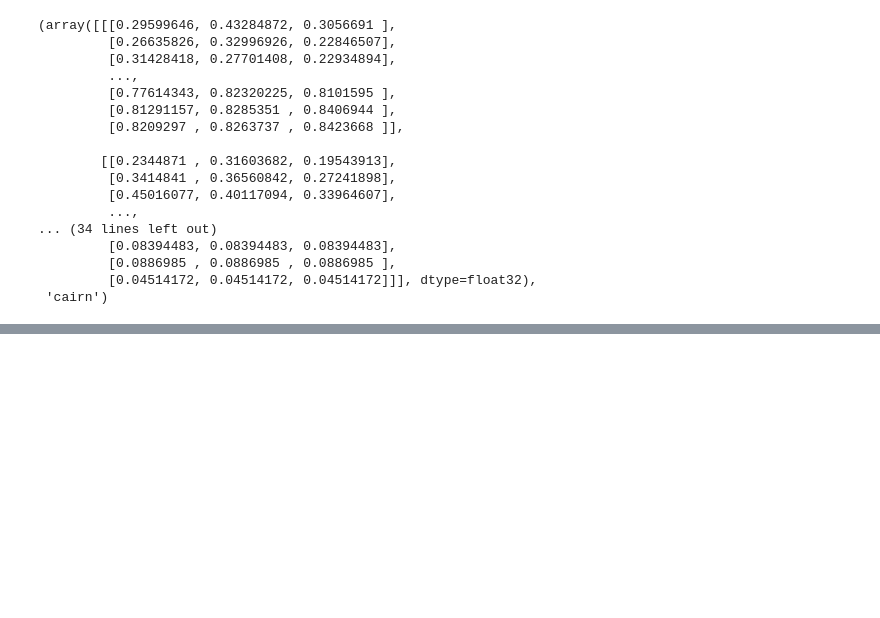
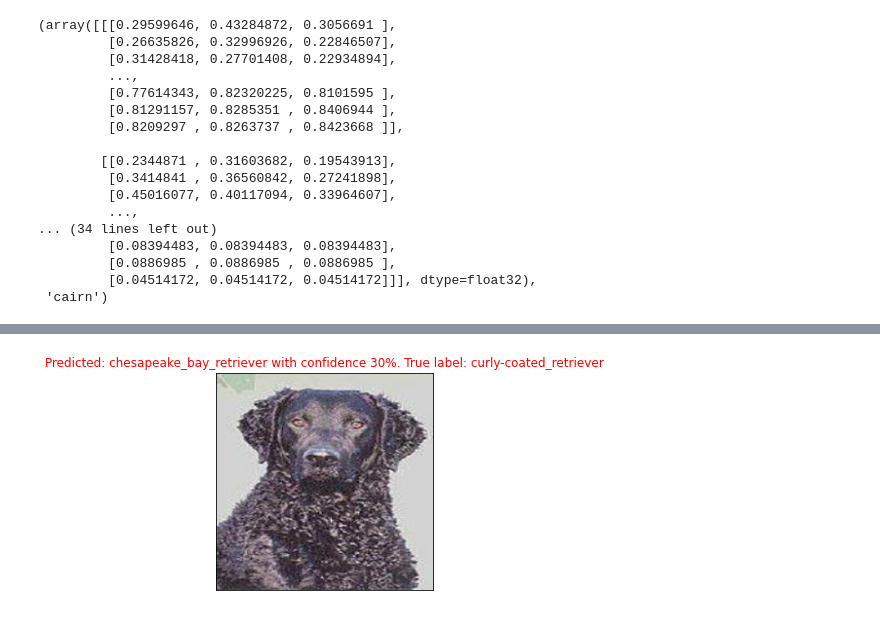
Before and after one commit to Ammar-Raneez/Dog_Vision, a Jupyter notebook: dog_vision.ipynb, the cells around one changed output, grey strips where cells are left out. Cells and saved outputs as stored; diff of their text form; code cells hidden in the pictures; blank space fills up the shorter version.

Commit message:
Create prediction plot

```diff
--- a/dog_vision.ipynb
+++ b/dog_vision.ipynb
@@ -520,0 +530,33 @@ val_images[0], val_labels[0]
+# %%
+# Create a function to plot the predictions of an image
+def plot_pred(prediction_probabilities, labels, images, n=1):
+    pred_prob, true_label, image = prediction_probabilities[n], labels[n], images[n]
+
+    # Get the pred label
+    pred_label = get_pred_label(pred_prob)
+
+    # Plot image & remove ticks
+    plt.imshow(image)
+    plt.xticks([])
+    plt.yticks([])
+
+    # Change the color of the title depending on if the prediction is right or wrong
+    if pred_label == true_label:
+        color = 'green'
+    else:
+        color = 'red'
+
+    # Change plot title to be predicted, probability of prediction and truth label
+    plt.title(
+        f'Predicted: {pred_label} with confidence {round(np.max(pred_prob) * 100)}%. True label: {true_label}',
+        color=color
+    )
+# %%
+plot_pred(
+    prediction_probabilities=predictions,
+    labels=val_labels,
+    images=val_images,
+    n=76
+)
+# %% [output]
+[figure, added]
```
Also changed, not shown: parts of 2 cells of this notebook.
